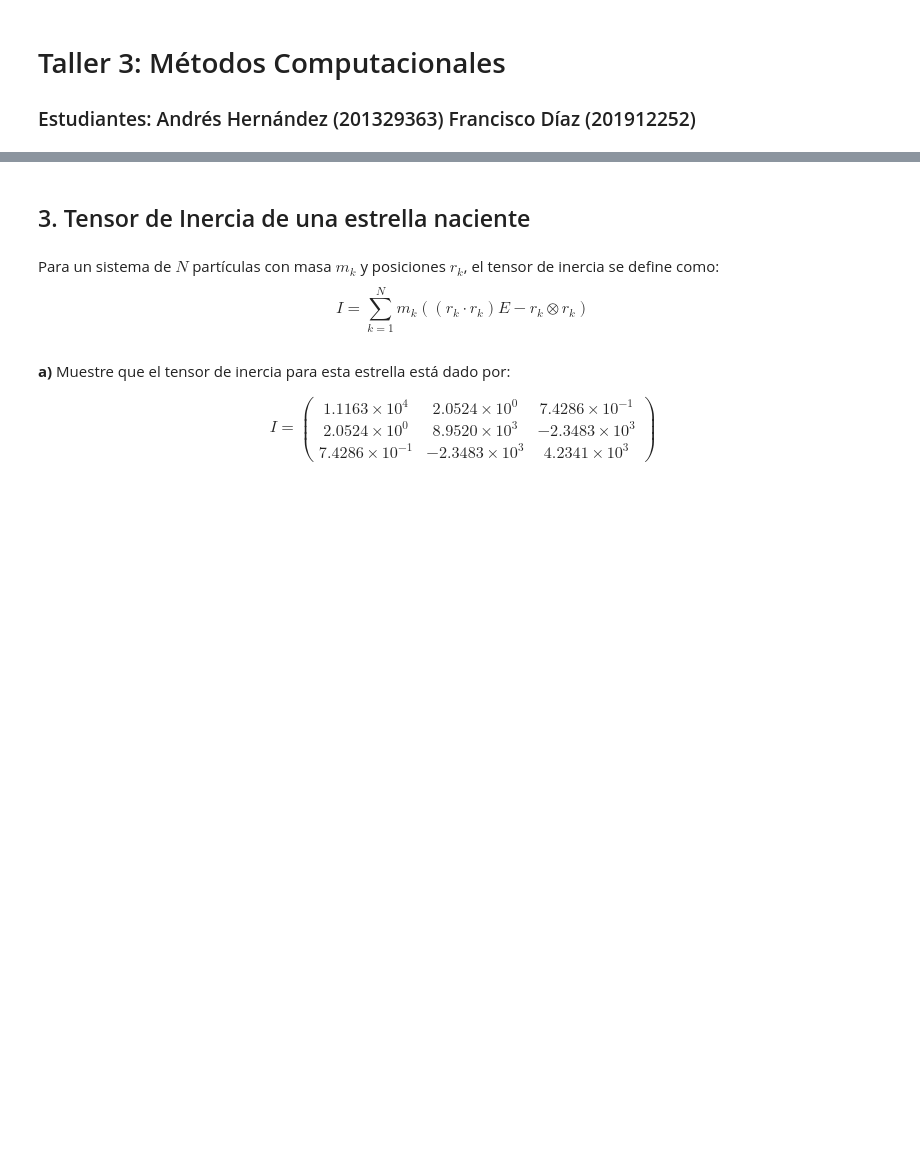
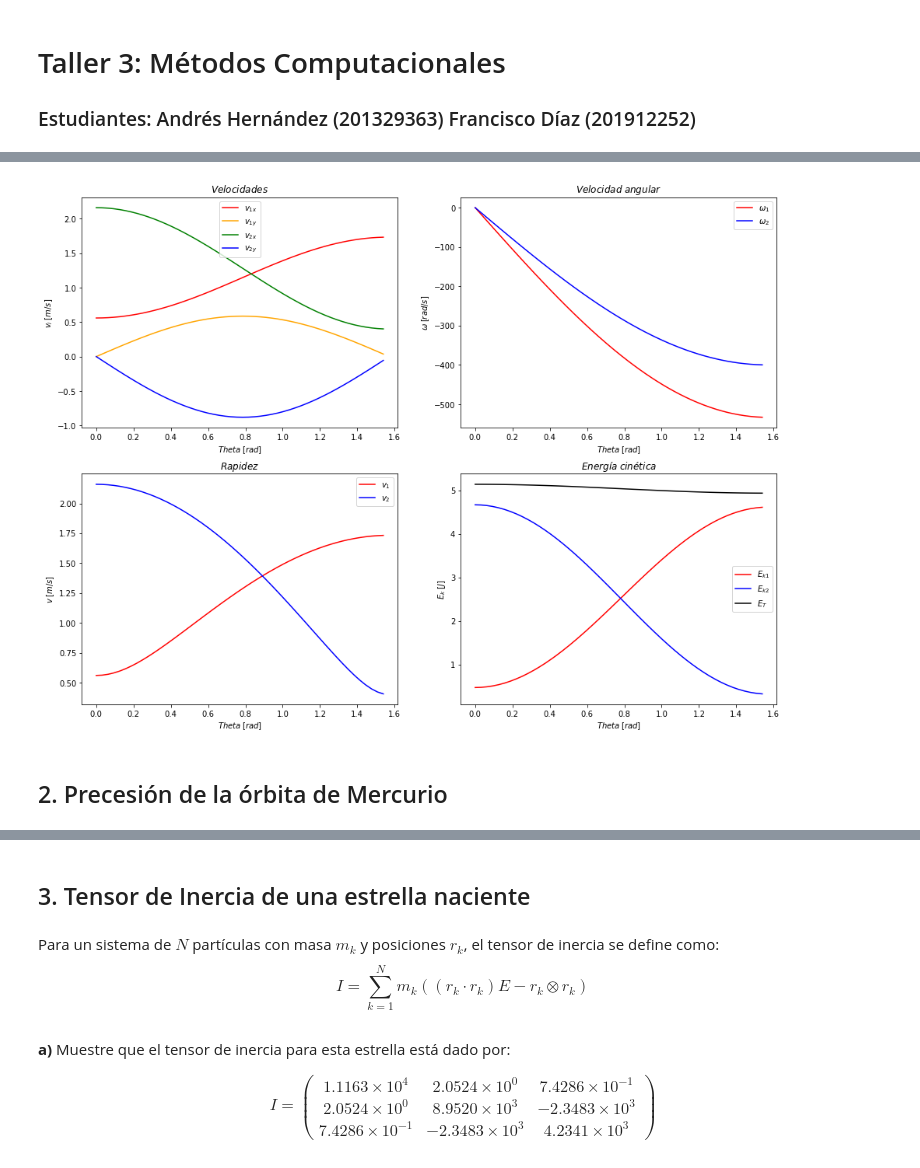
Before and after one commit to PachoDp13/Metodos_Computacionales, a Jupyter notebook: Talleres/Taller 3/Taller 3.ipynb, the cells around one changed output, grey strips where cells are left out. Saved outputs shown, nothing was run; the diff lists cells and outputs as text; code cells hidden in the pictures; blank space fills up the shorter version.

```diff
--- a/Talleres/Taller 3/Taller 3.ipynb
+++ b/Talleres/Taller 3/Taller 3.ipynb
@@ -22 +56,54 @@ from matplotlib.animation import FuncAnimation
+# %%
+# Graficamos las variables que describen el estado final
+
+fig = plt.figure(figsize =  (16, 12))
+
+ax1= fig.add_subplot(2,2,1)
+ax1.set_xlabel("$ Theta \; [rad]$")
+ax1.set_ylabel("$v_{i} \; [m/s]$")
+ax1.set_title("$Velocidades$")
+ax1.plot(Theta, Sol[:,0], label = r"$v_{1x}$", c = 'r')
+ax1.plot(Theta, Sol[:,1], label = r"$v_{1y}$", c = 'orange')
+ax1.plot(Theta, Sol[:,2], label = r"$v_{2x}$", c = 'g')
+ax1.plot(Theta, Sol[:,3], label = r"$v_{2y}$", c = 'b')
+ax1.legend( loc = 'best')
+
+ax2= fig.add_subplot(2,2,2)
+ax2.set_xlabel("$Theta \; [rad]$")
+ax2.set_ylabel("$\omega \; [rad/s]$")
+ax2.set_title("$Velocidad \; angular$")
+ax2.plot(Theta, Sol[:,4], label = r"$\omega_{1}$" , c = 'r')
+ax2.plot(Theta, Sol[:,5], label = r"$\omega_{2}$", c = 'b')
+ax2.legend( loc = 'best')
+
+ax3 = fig.add_subplot(2,2,3)
+ax3.set_xlabel("$Theta \; [rad]$")
+ax3.set_ylabel("$v \; [m/s]$")
+ax3.set_title("$Rapidez$")
+ax3.plot(Theta, np.sqrt(Sol[:,0]**2  + Sol[:,1]**2 ), label = r"$v_{1}$", c = 'r')
+ax3.plot(Theta, np.sqrt(Sol[:,2]**2  + Sol[:,3]**2 ), label = r"$v_{2}$", c = 'b')
+ax3.legend( loc = 'best')
+
+
+V1 = np.sqrt(Sol[:,0]**2  + Sol[:,1]**2 )
+V2 = np.sqrt(Sol[:,2]**2  + Sol[:,3]**2 )
+K1 = (3/2)*(V1**2)
+K2 = (2/2)*(V2**2)
+K1 += ((k*(3/2)*(r1**2))/2)*(Sol[:,4]**2)
+K2 += ((k*(2/2)*(r2**2))/2)*(Sol[:,5]**2)
+
+ax4 = fig.add_subplot(2,2,4)
+ax4.set_xlabel("$Theta \; [rad]$")
+ax4.set_ylabel("$E_{k} \; [J]$")
+ax4.set_title("$Energía \; cinética$")
+ax4.plot(Theta, K1, label = r"$E_{k1}$", c = 'r')
+ax4.plot(Theta, K2, label = r"$E_{k2}$", c = 'b')
+ax4.plot(Theta, K1+K2, label = r"$E_{T}$", c = 'k')
+ax4.legend( loc = 'best')
+
+plt.show()
+# %% [output]
+[figure, added]
+# %% [markdown]
+## 2. Precesión de la órbita de Mercurio
 # %%
```
Also changed, not shown: parts of 27 cells of this notebook.
